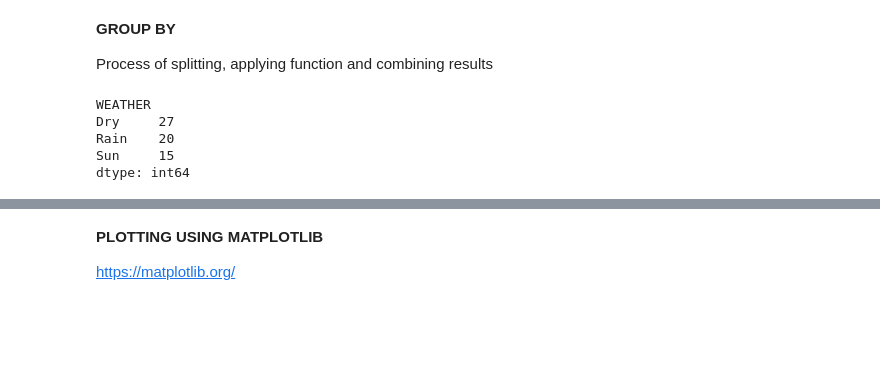
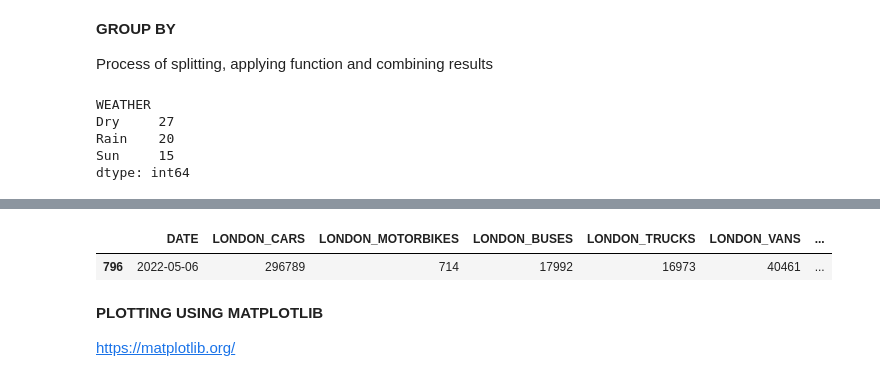
Before and after one commit to ravsheerRSA/Python_Training, a Jupyter notebook: training.ipynb, the cells around one changed output, grey strips where cells are left out. Cells and saved outputs as stored; diff of their text form; code cells hidden in the pictures; blank space fills up the shorter version.

```diff
--- a/training.ipynb
+++ b/training.ipynb
@@ -407,9 +430,12 @@ year_grouped.agg(['mean', 'median'])
 # %%
 ##creating a column which sums total vehicles by day for region
 
-# df["LONDON_TOTAL"] = df[['LONDON_CARS','LONDON_MOTORBIKES','LONDON_BUSES','LONDON_TRUCKS','LONDON_VANS','LONDON_PEDESTRIANS_&_CYCLISTS']].agg('sum', axis=1)
+df["LONDON_TOTAL"] = df[['LONDON_CARS','LONDON_MOTORBIKES','LONDON_BUSES','LONDON_TRUCKS','LONDON_VANS','LONDON_PEDESTRIANS_&_CYCLISTS']].agg('sum', axis=1)
 
-# df.loc[df['DATE'] == '2022-05-06', ['DATE','LONDON_CARS','LONDON_MOTORBIKES','LONDON_BUSES','LONDON_TRUCKS','LONDON_VANS','LONDON_PEDESTRIANS_&_CYCLISTS','LONDON_TOTAL']]
+df.loc[df['DATE'] == '2022-05-06', ['DATE','LONDON_CARS','LONDON_MOTORBIKES','LONDON_BUSES','LONDON_TRUCKS','LONDON_VANS','LONDON_PEDESTRIANS_&_CYCLISTS','LONDON_TOTAL']]
+# %% [output]
+|  | DATE | LONDON_CARS | LONDON_MOTORBIKES | LONDON_BUSES | LONDON_TRUCKS | LONDON_VANS | ... |
+| 796 | 2022-05-06 | 296789 | 714 | 17992 | 16973 | 40461 | ... |
 # %%
 df['LONDON_TOTAL'] = df.loc[:,df.columns.str.contains('LONDON')].sum(axis=1) ## axis = 1 will sum rows, axis = 0 will sum columns
 
```
Also changed, not shown: parts of 25 cells of this notebook.
